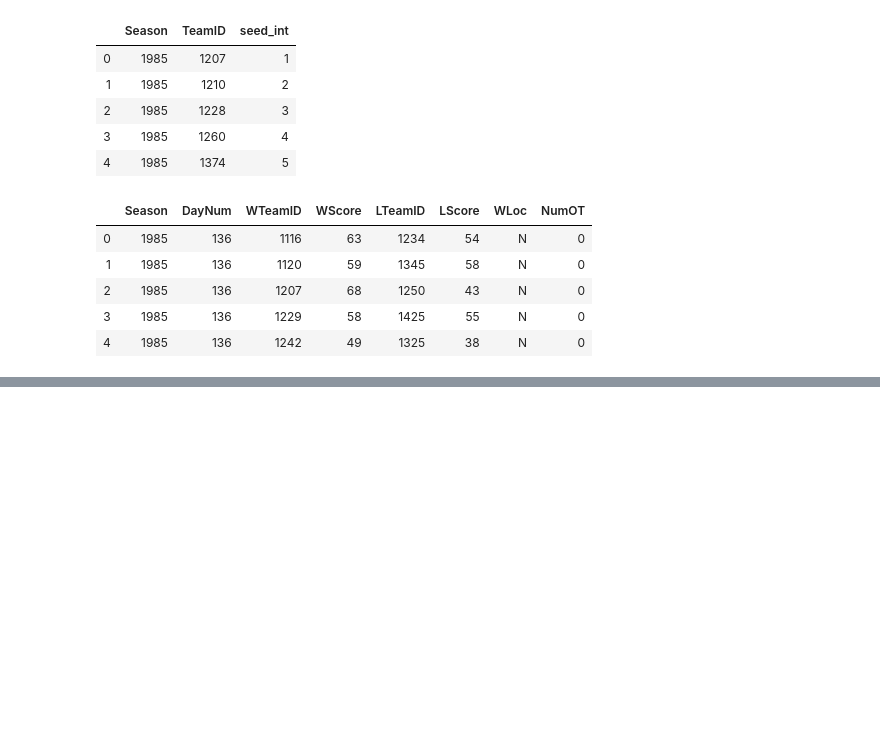
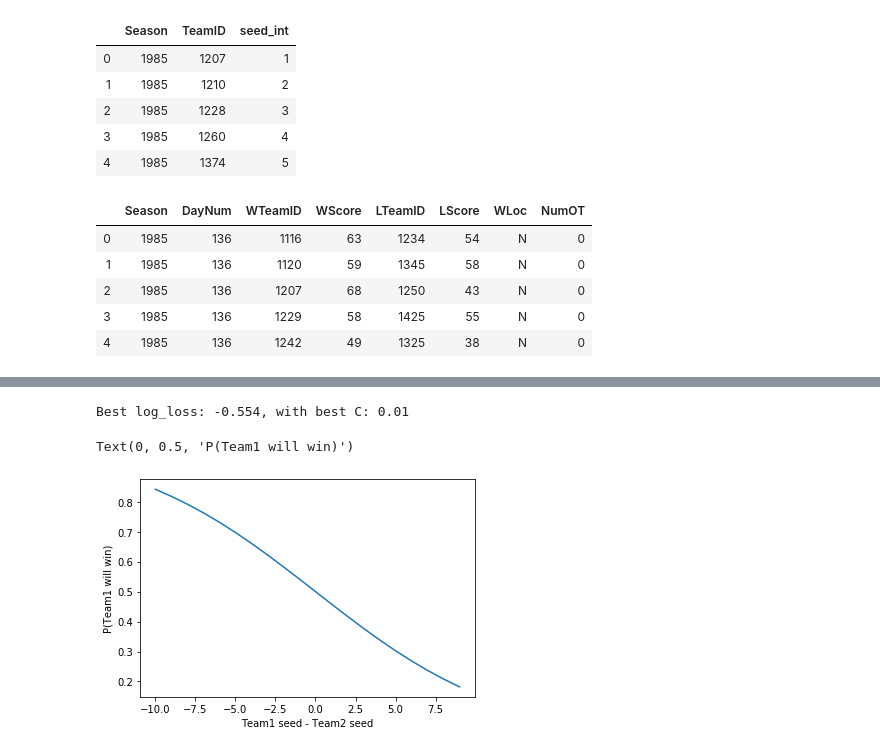
Before and after one commit to thekevster08/MarchMadness, a Jupyter notebook: NCAA Tournament 2020.ipynb, the cells around one changed output, grey strips where cells are left out. Drawn from its saved outputs; the diff is of its cells as text; code cells hidden in the pictures; blank space fills up the shorter version.

```diff
--- a/NCAA Tournament 2020.ipynb
+++ b/NCAA Tournament 2020.ipynb
@@ -77,0 +130,7 @@ df_tour.head()
+# %%
+df_winseeds = df_seeds.rename(columns={'TeamID':'WTeamID', 'seed_int':'WSeed'})
+df_lossseeds = df_seeds.rename(columns={'TeamID':'LTeamID', 'seed_int':'LSeed'})
+df_dummy = pd.merge(left=df_tour, right=df_winseeds, how='left', on=['Season', 'WTeamID'])
+df_concat = pd.merge(left=df_dummy, right=df_lossseeds, on=['Season', 'LTeamID'])
+df_concat['SeedDiff'] = df_concat.WSeed - df_concat.LSeed
+df_concat.head()
@@ -77,0 +144,11 @@ df_tour.head()
+# %%
+df_wins = pd.DataFrame()
+df_wins['SeedDiff'] = df_concat['SeedDiff']
+df_wins['Result'] = 1
+
+df_losses = pd.DataFrame()
+df_losses['SeedDiff'] = -df_concat['SeedDiff']
+df_losses['Result'] = 0
+
+df_predictions = pd.concat((df_wins, df_losses))
+df_predictions.head()
@@ -77,0 +162,22 @@ df_tour.head()
+# %%
+X_train = df_predictions.SeedDiff.values.reshape(-1,1)
+y_train = df_predictions.Result.values
+X_train, y_train = shuffle(X_train, y_train)
+# %%
+logreg = LogisticRegression()
+params = {'C': np.logspace(start=-5, stop=3, num=9)}
+clf = GridSearchCV(logreg, params, scoring='neg_log_loss', refit=True)
+clf.fit(X_train, y_train)
+print('Best log_loss: {:.4}, with best C: {}'.format(clf.best_score_, clf.best_params_['C']))
+# %% [output]
+Best log_loss: -0.554, with best C: 0.01
+# %%
+X = np.arange(-10, 10).reshape(-1, 1)
+preds = clf.predict_proba(X)[:,1]
+
+plt.plot(X, preds)
+plt.xlabel('Team1 seed - Team2 seed')
+plt.ylabel('P(Team1 will win)')
+# %% [output]
+Text(0, 0.5, 'P(Team1 will win)')
+[figure, added]
```
Also changed, not shown: parts of 39 cells of this notebook, 44 other files.
